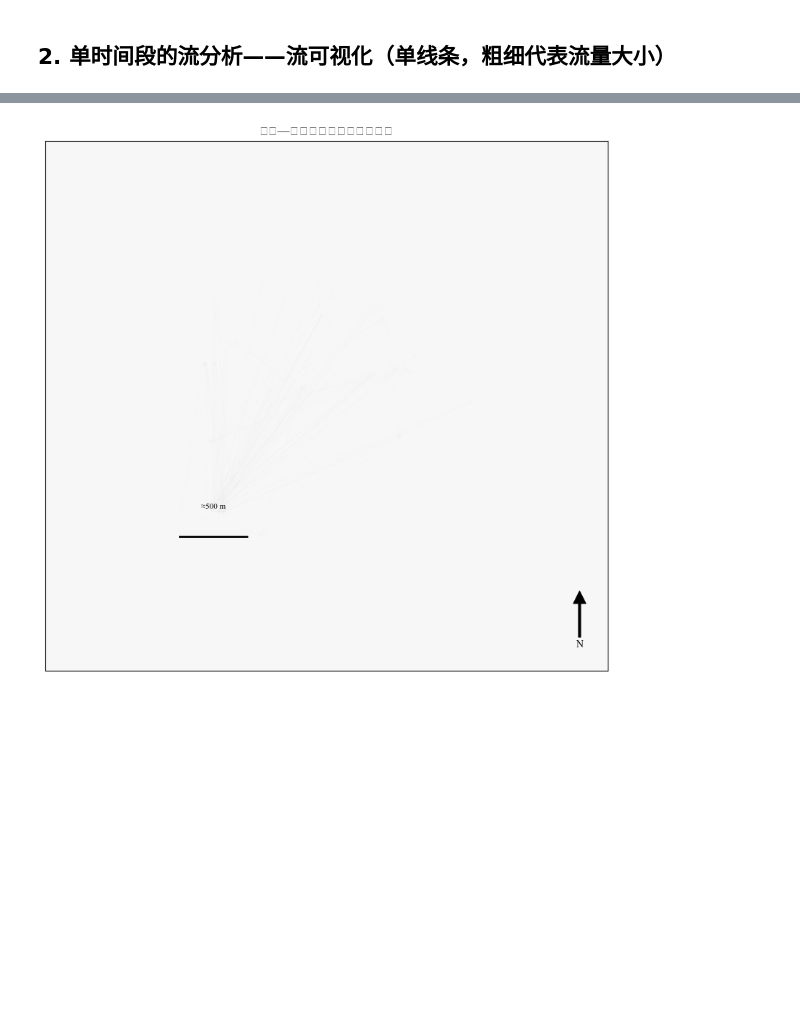
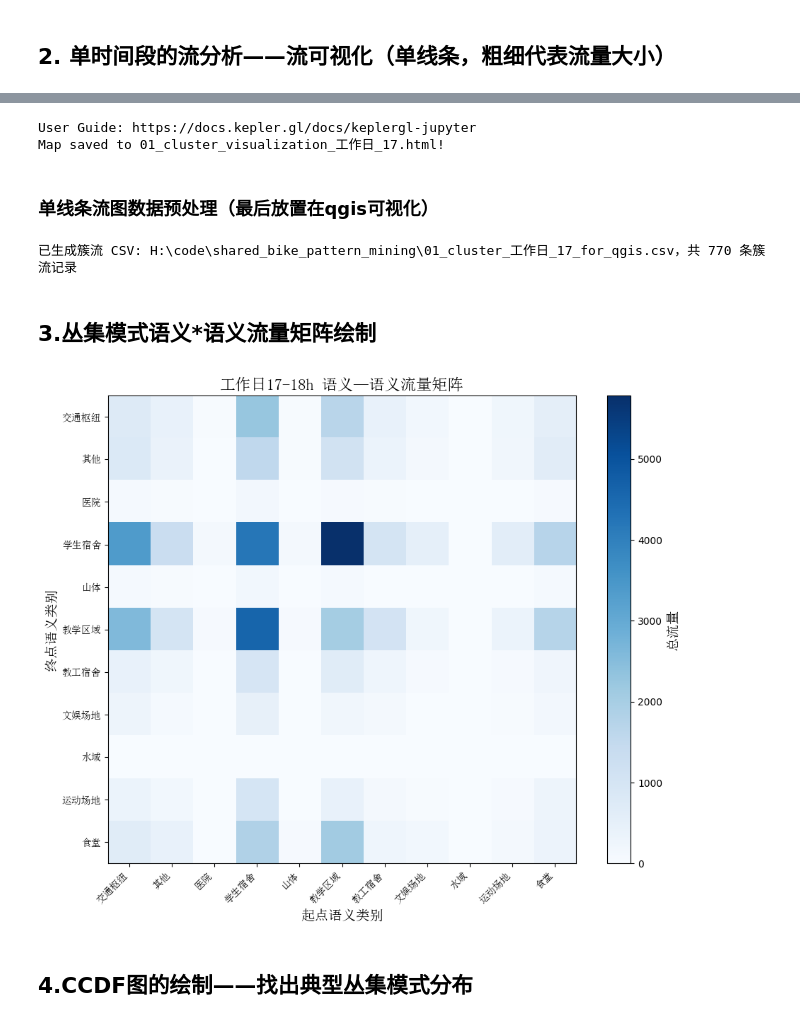
Before and after one commit to LinYuQi00/shared_bike_pattern_mining, a Jupyter notebook: 01_cluster_pattern_analysis.ipynb, the cells around one changed output, grey strips where cells are left out. Saved outputs shown, nothing was run; the diff lists cells and outputs as text; code cells hidden in the pictures; blank space fills up the shorter version.

```diff
--- a/01_cluster_pattern_analysis.ipynb
+++ b/01_cluster_pattern_analysis.ipynb
@@ -209,7 +214,12 @@ def plot_cluster_flow(
 # %%
-fig, ax = plot_cluster_flow(
-    r"H:\code\shared_bike_pattern_mining\data\24_weekday_weekend_clusters\od_flow_cluster_非工作日_17.csv"
+map_ = plot_top_flows_kepler(
+    r"H:\code\shared_bike_pattern_mining\data\24_weekday_weekend_clusters\od_flow_cluster_工作日_17.csv"
 )
-fig.savefig("01_cluster_to_cluster_flow.png", dpi=500)
+map_.save_to_html(
+    file_name="01_cluster_visualization_工作日_17.html"
+)
 # %% [output]
-[figure, removed]
+User Guide: https://docs.kepler.gl/docs/keplergl-jupyter
+Map saved to 01_cluster_visualization_工作日_17.html!
+# %% [markdown]
+### 单线条流图数据预处理（最后放置在qgis可视化）
@@ -215,0 +308,9 @@ fig.savefig("01_cluster_to_cluster_flow.png", dpi=500)
+# %%
+cluster_df = aggregate_cluster_flows_with_attrs(
+    input_csv=r"H:\code\shared_bike_pattern_mining\data\24_weekday_weekend_clusters\od_flow_cluster_工作日_17.csv",
+    output_csv=r"H:\code\shared_bike_pattern_mining\01_cluster_工作日_17_for_qgis.csv"
+)
+# %% [output]
+已生成簇流 CSV: H:\code\shared_bike_pattern_mining\01_cluster_工作日_17_for_qgis.csv，共 770 条簇流记录
+# %% [markdown]
+## 3.丛集模式语义*语义流量矩阵绘制
@@ -215,0 +396,7 @@ fig.savefig("01_cluster_to_cluster_flow.png", dpi=500)
+# %%
+fig = plot_category_flow_matrix(r"H:\code\shared_bike_pattern_mining\data\24_weekday_weekend_clusters\od_flow_cluster_工作日_17.csv")
+fig.savefig("01_category_flow_matrix.png", dpi=500)
+# %% [output]
+[figure, added]
+# %% [markdown]
+## 4.CCDF图的绘制——找出典型丛集模式分布
```
Also changed, not shown: parts of 7 cells of this notebook, 5 other files.
